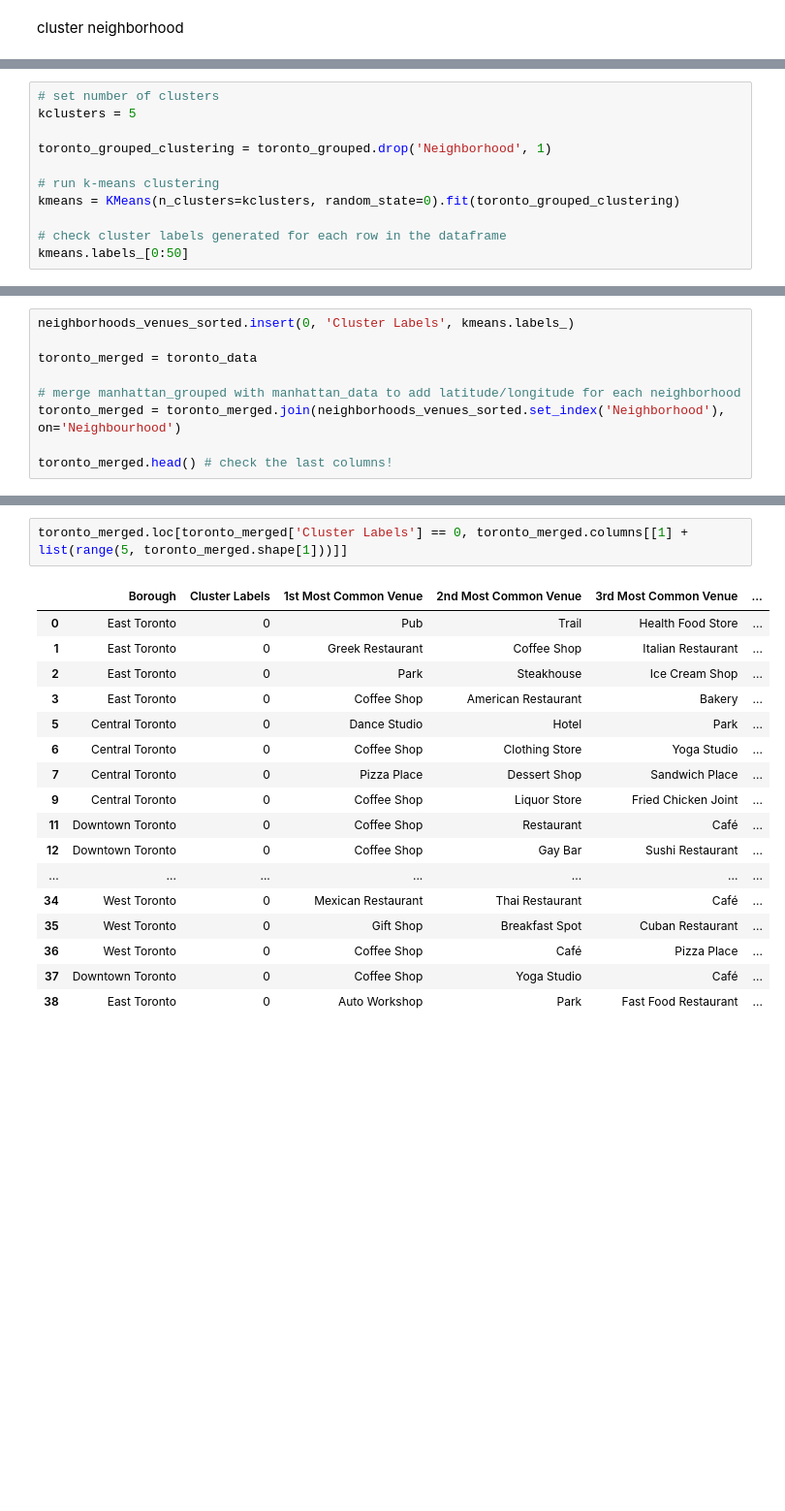
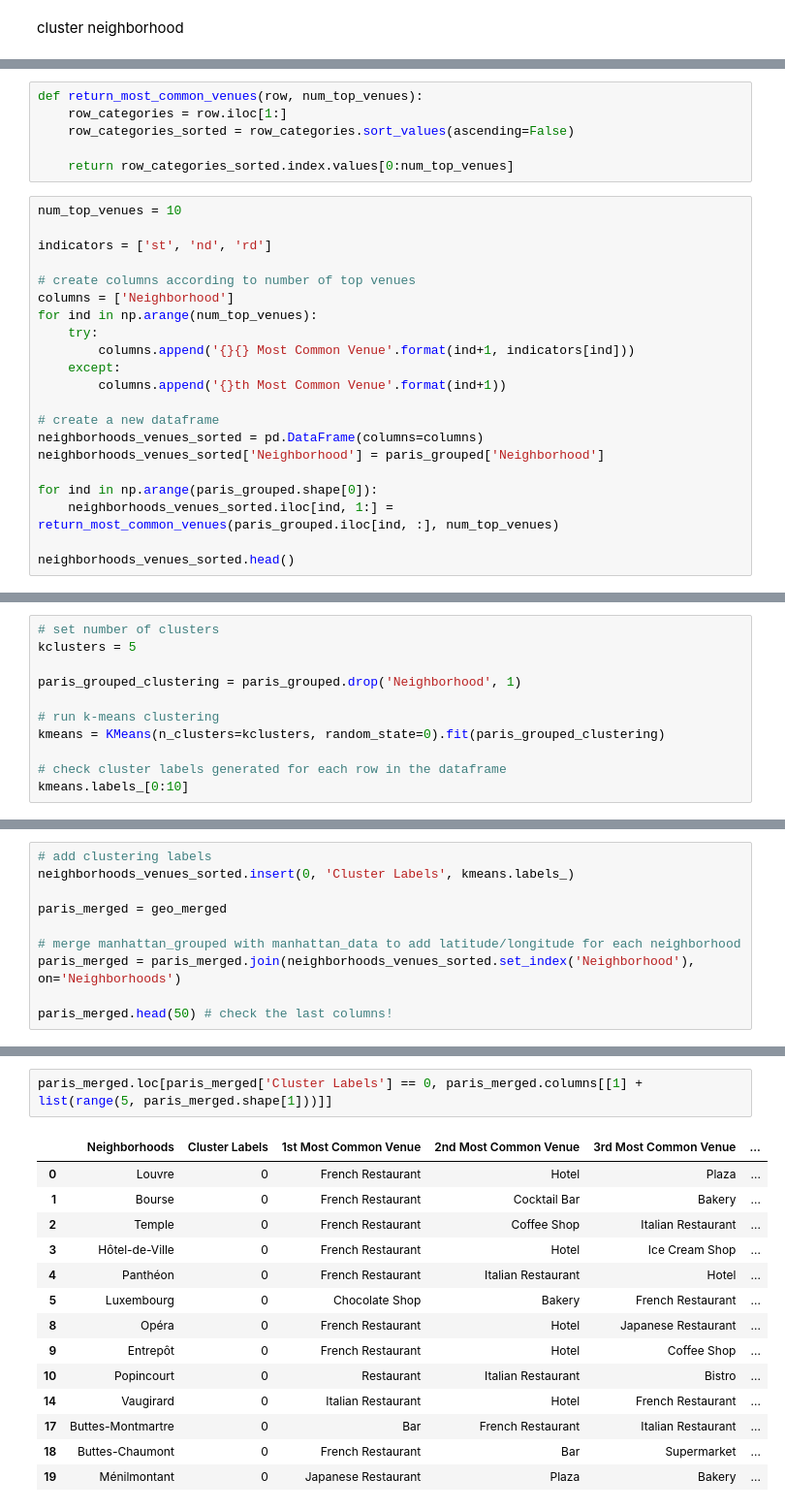
Before and after one commit to carofr123/Coursera_Capstone, a Jupyter notebook: Week3 Capstone.ipynb, the cells around one changed output, grey strips where cells are left out. Shown at 97% size. Drawn from its saved outputs; the diff is of its cells as text; blank space fills up the shorter version.

```diff
--- a/Week3 Capstone.ipynb
+++ b/Week3 Capstone.ipynb
@@ -358,0 +547,27 @@ cluster neighborhood
+# %%
+def return_most_common_venues(row, num_top_venues):
+    row_categories = row.iloc[1:]
+    row_categories_sorted = row_categories.sort_values(ascending=False)
+
+    return row_categories_sorted.index.values[0:num_top_venues]
+# %%
+num_top_venues = 10
+
+indicators = ['st', 'nd', 'rd']
+
+# create columns according to number of top venues
+columns = ['Neighborhood']
+for ind in np.arange(num_top_venues):
+    try:
+        columns.append('{}{} Most Common Venue'.format(ind+1, indicators[ind]))
+    except:
+        columns.append('{}th Most Common Venue'.format(ind+1))
+
+# create a new dataframe
+neighborhoods_venues_sorted = pd.DataFrame(columns=columns)
+neighborhoods_venues_sorted['Neighborhood'] = paris_grouped['Neighborhood']
+
+for ind in np.arange(paris_grouped.shape[0]):
+    neighborhoods_venues_sorted.iloc[ind, 1:] = return_most_common_venues(paris_grouped.iloc[ind, :], num_top_venues)
+
+neighborhoods_venues_sorted.head()
@@ -360,11 +584,11 @@ cluster neighborhood
 # set number of clusters
 kclusters = 5
 
-toronto_grouped_clustering = toronto_grouped.drop('Neighborhood', 1)
+paris_grouped_clustering = paris_grouped.drop('Neighborhood', 1)
 
 # run k-means clustering
-kmeans = KMeans(n_clusters=kclusters, random_state=0).fit(toronto_grouped_clustering)
+kmeans = KMeans(n_clusters=kclusters, random_state=0).fit(paris_grouped_clustering)
 
 # check cluster labels generated for each row in the dataframe
-kmeans.labels_[0:50]
+kmeans.labels_[0:10]
 # %% [output]
@@ -373,10 +596,11 @@ array([0, 0, 0, 0, 0, 0, 0, 0, 0, 0, 0, 0, 3, 0, 0, 0, 0, 0, 2, 0, 1, 0,
 # %%
+# add clustering labels
 neighborhoods_venues_sorted.insert(0, 'Cluster Labels', kmeans.labels_)
 
-toronto_merged = toronto_data
+paris_merged = geo_merged
 
 # merge manhattan_grouped with manhattan_data to add latitude/longitude for each neighborhood
-toronto_merged = toronto_merged.join(neighborhoods_venues_sorted.set_index('Neighborhood'), on='Neighbourhood')
+paris_merged = paris_merged.join(neighborhoods_venues_sorted.set_index('Neighborhood'), on='Neighborhoods')
 
-toronto_merged.head() # check the last columns!
+paris_merged.head(50) # check the last columns!
 # %% [output]
@@ -418,20 +650,17 @@ Cluster 1
 # %%
-toronto_merged.loc[toronto_merged['Cluster Labels'] == 0, toronto_merged.columns[[1] + list(range(5, toronto_merged.shape[1]))]]
+paris_merged.loc[paris_merged['Cluster Labels'] == 0, paris_merged.columns[[1] + list(range(5, paris_merged.shape[1]))]]
 # %% [output]
-|  | Borough | Cluster Labels | 1st Most Common Venue | 2nd Most Common Venue | 3rd Most Common Venue | ... |
-| 0 | East Toronto | 0 | Pub | Trail | Health Food Store | ... |
-| 1 | East Toronto | 0 | Greek Restaurant | Coffee Shop | Italian Restaurant | ... |
-| 2 | East Toronto | 0 | Park | Steakhouse | Ice Cream Shop | ... |
-| 3 | East Toronto | 0 | Coffee Shop | American Restaurant | Bakery | ... |
-| 5 | Central Toronto | 0 | Dance Studio | Hotel | Park | ... |
-| 6 | Central Toronto | 0 | Coffee Shop | Clothing Store | Yoga Studio | ... |
-| 7 | Central Toronto | 0 | Pizza Place | Dessert Shop | Sandwich Place | ... |
-| 9 | Central Toronto | 0 | Coffee Shop | Liquor Store | Fried Chicken Joint | ... |
-| 11 | Downtown Toronto | 0 | Coffee Shop | Restaurant | Café | ... |
-| 12 | Downtown Toronto | 0 | Coffee Shop | Gay Bar | Sushi Restaurant | ... |
-| ... | ... | ... | ... | ... | ... | ... |
-| 34 | West Toronto | 0 | Mexican Restaurant | Thai Restaurant | Café | ... |
-| 35 | West Toronto | 0 | Gift Shop | Breakfast Spot | Cuban Restaurant | ... |
-| 36 | West Toronto | 0 | Coffee Shop | Café | Pizza Place | ... |
-| 37 | Downtown Toronto | 0 | Coffee Shop | Yoga Studio | Café | ... |
-| 38 | East Toronto | 0 | Auto Workshop | Park | Fast Food Restaurant | ... |
+|  | Neighborhoods | Cluster Labels | 1st Most Common Venue | 2nd Most Common Venue | 3rd Most Common Venue | ... |
+| 0 | Louvre | 0 | French Restaurant | Hotel | Plaza | ... |
+| 1 | Bourse | 0 | French Restaurant | Cocktail Bar | Bakery | ... |
+| 2 | Temple | 0 | French Restaurant | Coffee Shop | Italian Restaurant | ... |
+| 3 | Hôtel-de-Ville | 0 | French Restaurant | Hotel | Ice Cream Shop | ... |
+| 4 | Panthéon | 0 | French Restaurant | Italian Restaurant | Hotel | ... |
+| 5 | Luxembourg | 0 | Chocolate Shop | Bakery | French Restaurant | ... |
+| 8 | Opéra | 0 | French Restaurant | Hotel | Japanese Restaurant | ... |
+| 9 | Entrepôt | 0 | French Restaurant | Hotel | Coffee Shop | ... |
+| 10 | Popincourt | 0 | Restaurant | Italian Restaurant | Bistro | ... |
+| 14 | Vaugirard | 0 | Italian Restaurant | Hotel | French Restaurant | ... |
+| 17 | Buttes-Montmartre | 0 | Bar | French Restaurant | Italian Restaurant | ... |
+| 18 | Buttes-Chaumont | 0 | French Restaurant | Bar | Supermarket | ... |
+| 19 | Ménilmontant | 0 | Japanese Restaurant | Plaza | Bakery | ... |
```
Also changed, not shown: parts of 62 cells of this notebook.
